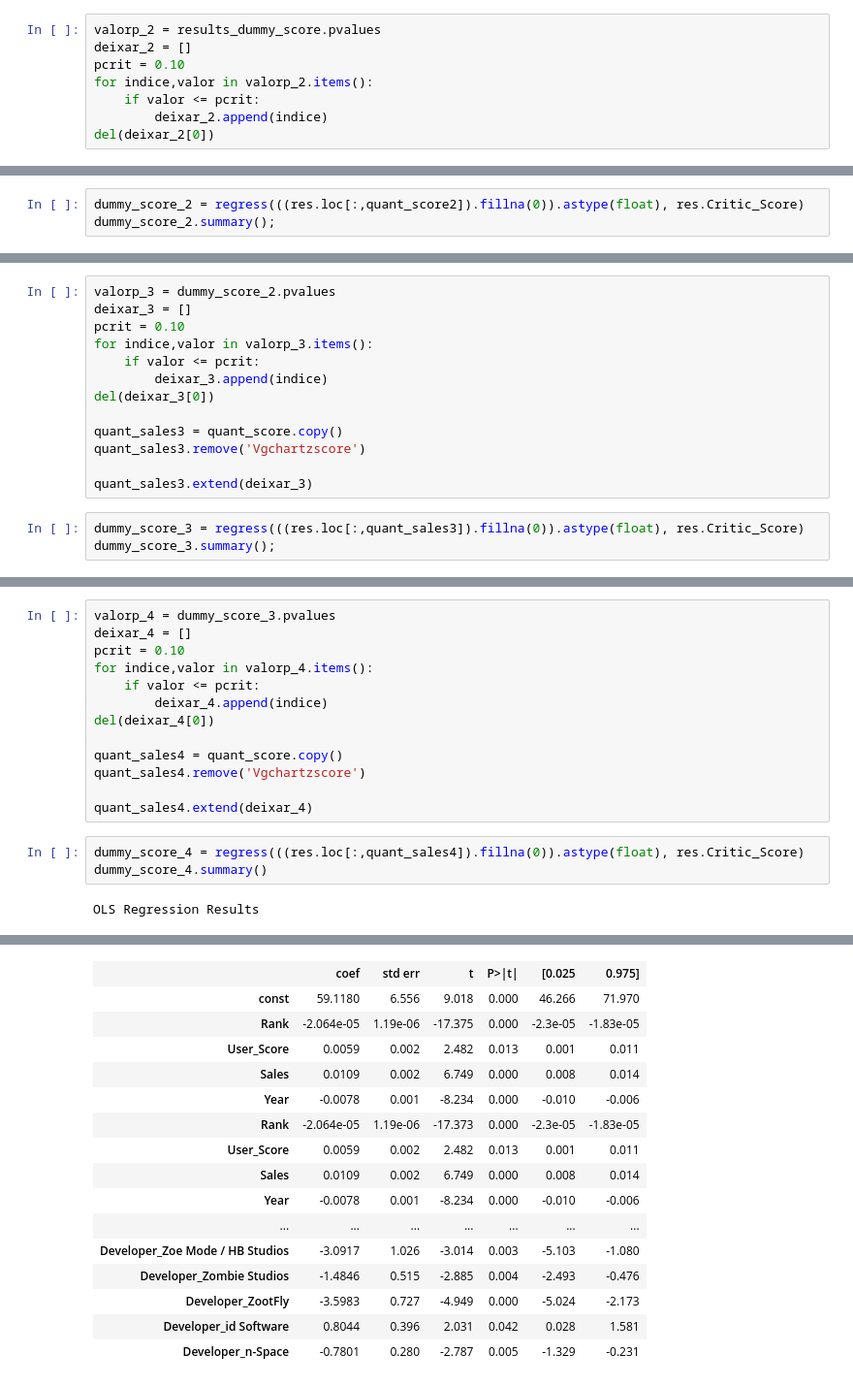
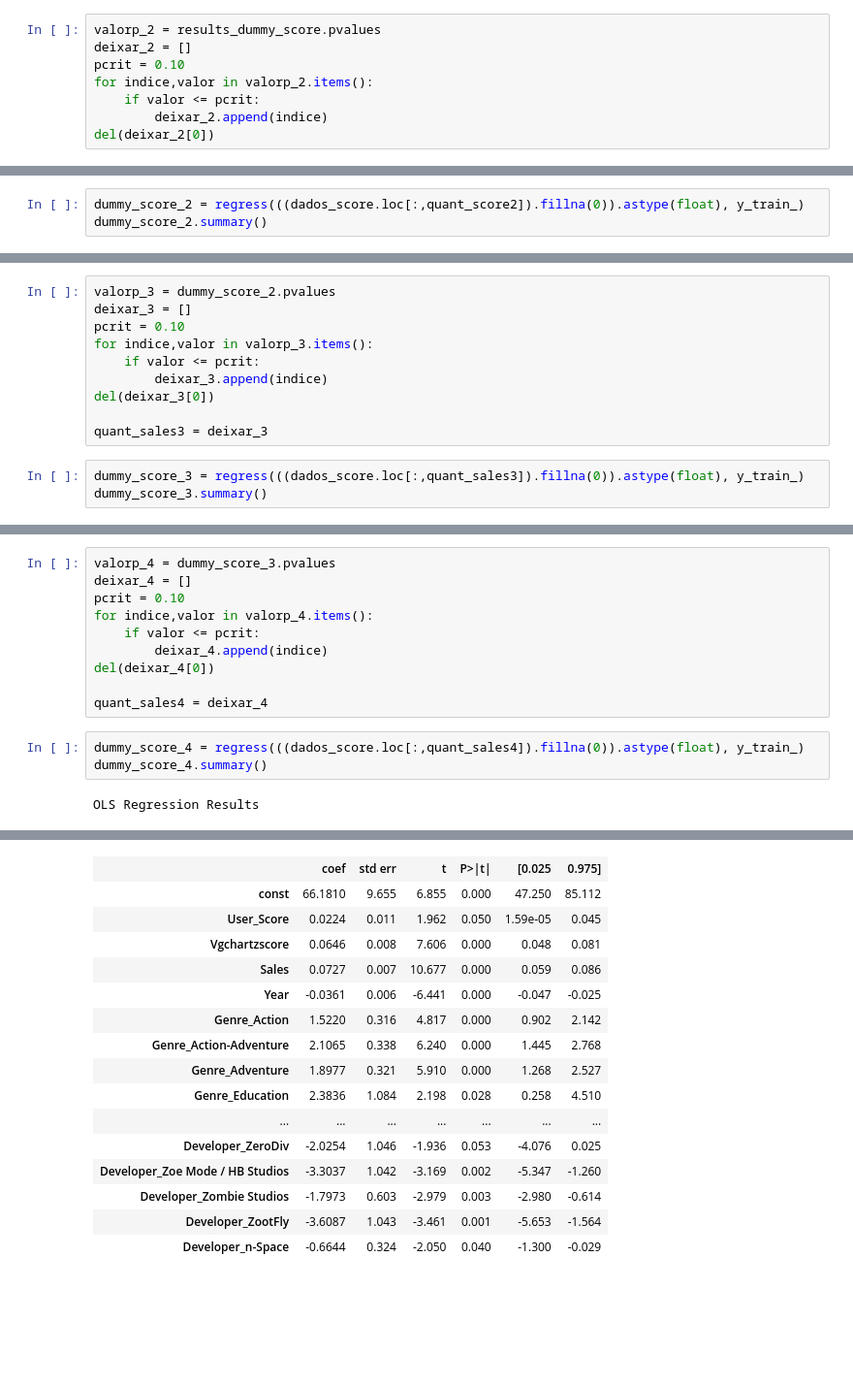
Before and after one commit to fernandocfbf/game-market-analysis-using-ml, a Jupyter notebook: P3 - Ciedados.ipynb, the cells around one changed output, grey strips where cells are left out. Shown at 97% size. Saved outputs shown, nothing was run; the diff lists cells and outputs as text; blank space fills up the shorter version.

Commit message:
regress com teste/treino

```diff
--- a/P3 - Ciedados.ipynb
+++ b/P3 - Ciedados.ipynb
@@ -335,3 +478,3 @@ quant_score2.extend(deixar_2)
 # %%
-dummy_score_2 = regress(((res.loc[:,quant_score2]).fillna(0)).astype(float), res.Critic_Score)
-dummy_score_2.summary();
+dummy_score_2 = regress(((dados_score.loc[:,quant_score2]).fillna(0)).astype(float), y_train_)
+dummy_score_2.summary()
@@ -344,10 +522,7 @@ for indice,valor in valorp_3.items():
         deixar_3.append(indice)
 del(deixar_3[0])
 
-quant_sales3 = quant_score.copy()
-quant_sales3.remove('Vgchartzscore')
-
-quant_sales3.extend(deixar_3)
+quant_sales3 = deixar_3
 # %%
-dummy_score_3 = regress(((res.loc[:,quant_sales3]).fillna(0)).astype(float), res.Critic_Score)
-dummy_score_3.summary();
+dummy_score_3 = regress(((dados_score.loc[:,quant_sales3]).fillna(0)).astype(float), y_train_)
+dummy_score_3.summary()
@@ -360,12 +570,9 @@ for indice,valor in valorp_4.items():
         deixar_4.append(indice)
 del(deixar_4[0])
 
-quant_sales4 = quant_score.copy()
-quant_sales4.remove('Vgchartzscore')
-
-quant_sales4.extend(deixar_4)
+quant_sales4 = deixar_4
 # %%
-dummy_score_4 = regress(((res.loc[:,quant_sales4]).fillna(0)).astype(float), res.Critic_Score)
+dummy_score_4 = regress(((dados_score.loc[:,quant_sales4]).fillna(0)).astype(float), y_train_)
 dummy_score_4.summary()
 # %% [output]
 OLS Regression Results
@@ -380,17 +587,17 @@ OLS Regression Results
 | Covariance Type: | nonrobust |  |  |
 |  | coef | std err | t | P>|t| | [0.025 | 0.975] |
-| const | 59.1180 | 6.556 | 9.018 | 0.000 | 46.266 | 71.970 |
-| Rank | -2.064e-05 | 1.19e-06 | -17.375 | 0.000 | -2.3e-05 | -1.83e-05 |
-| User_Score | 0.0059 | 0.002 | 2.482 | 0.013 | 0.001 | 0.011 |
-| Sales | 0.0109 | 0.002 | 6.749 | 0.000 | 0.008 | 0.014 |
-| Year | -0.0078 | 0.001 | -8.234 | 0.000 | -0.010 | -0.006 |
-| Rank | -2.064e-05 | 1.19e-06 | -17.373 | 0.000 | -2.3e-05 | -1.83e-05 |
-| User_Score | 0.0059 | 0.002 | 2.482 | 0.013 | 0.001 | 0.011 |
-| Sales | 0.0109 | 0.002 | 6.749 | 0.000 | 0.008 | 0.014 |
-| Year | -0.0078 | 0.001 | -8.234 | 0.000 | -0.010 | -0.006 |
+| const | 66.1810 | 9.655 | 6.855 | 0.000 | 47.250 | 85.112 |
+| User_Score | 0.0224 | 0.011 | 1.962 | 0.050 | 1.59e-05 | 0.045 |
+| Vgchartzscore | 0.0646 | 0.008 | 7.606 | 0.000 | 0.048 | 0.081 |
+| Sales | 0.0727 | 0.007 | 10.677 | 0.000 | 0.059 | 0.086 |
+| Year | -0.0361 | 0.006 | -6.441 | 0.000 | -0.047 | -0.025 |
+| Genre_Action | 1.5220 | 0.316 | 4.817 | 0.000 | 0.902 | 2.142 |
+| Genre_Action-Adventure | 2.1065 | 0.338 | 6.240 | 0.000 | 1.445 | 2.768 |
+| Genre_Adventure | 1.8977 | 0.321 | 5.910 | 0.000 | 1.268 | 2.527 |
+| Genre_Education | 2.3836 | 1.084 | 2.198 | 0.028 | 0.258 | 4.510 |
 | ... | ... | ... | ... | ... | ... | ... |
-| Developer_Zoe Mode / HB Studios | -3.0917 | 1.026 | -3.014 | 0.003 | -5.103 | -1.080 |
-| Developer_Zombie Studios | -1.4846 | 0.515 | -2.885 | 0.004 | -2.493 | -0.476 |
-| Developer_ZootFly | -3.5983 | 0.727 | -4.949 | 0.000 | -5.024 | -2.173 |
-| Developer_id Software | 0.8044 | 0.396 | 2.031 | 0.042 | 0.028 | 1.581 |
-| Developer_n-Space | -0.7801 | 0.280 | -2.787 | 0.005 | -1.329 | -0.231 |
+| Developer_ZeroDiv | -2.0254 | 1.046 | -1.936 | 0.053 | -4.076 | 0.025 |
+| Developer_Zoe Mode / HB Studios | -3.3037 | 1.042 | -3.169 | 0.002 | -5.347 | -1.260 |
+| Developer_Zombie Studios | -1.7973 | 0.603 | -2.979 | 0.003 | -2.980 | -0.614 |
+| Developer_ZootFly | -3.6087 | 1.043 | -3.461 | 0.001 | -5.653 | -1.564 |
+| Developer_n-Space | -0.6644 | 0.324 | -2.050 | 0.040 | -1.300 | -0.029 |
```
Also changed, not shown: parts of 36 cells of this notebook.
